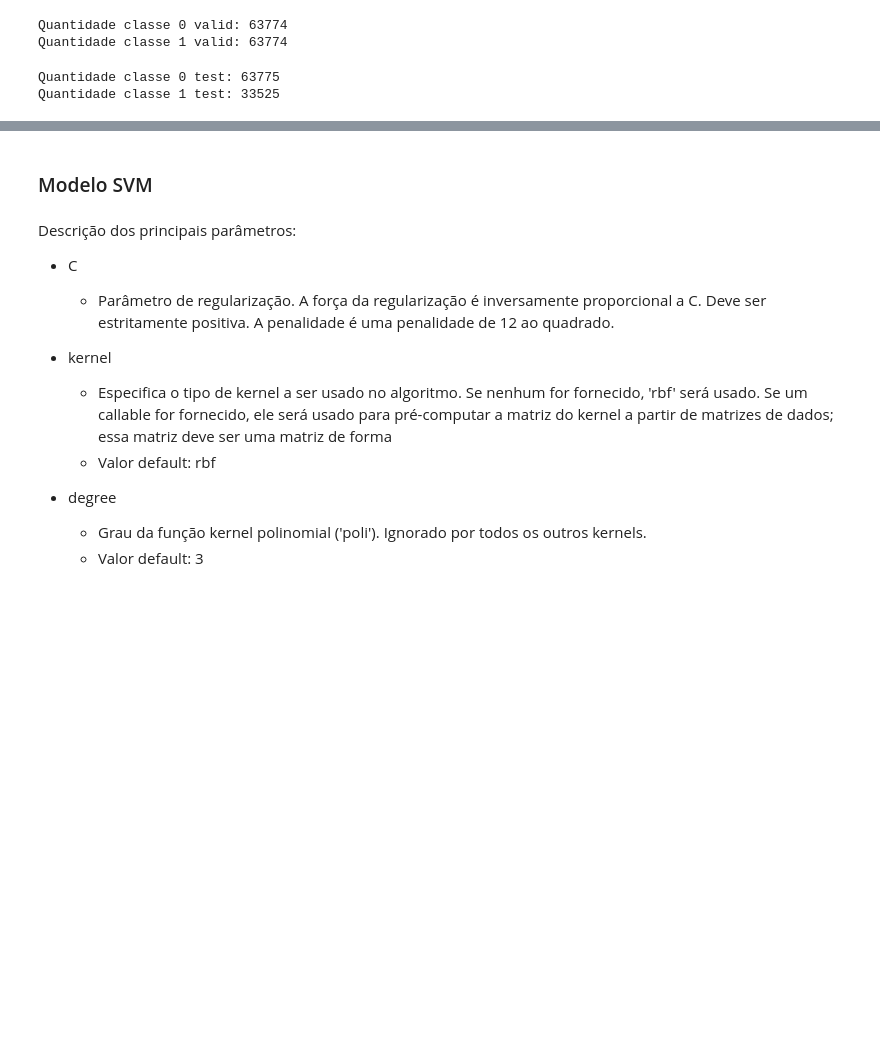
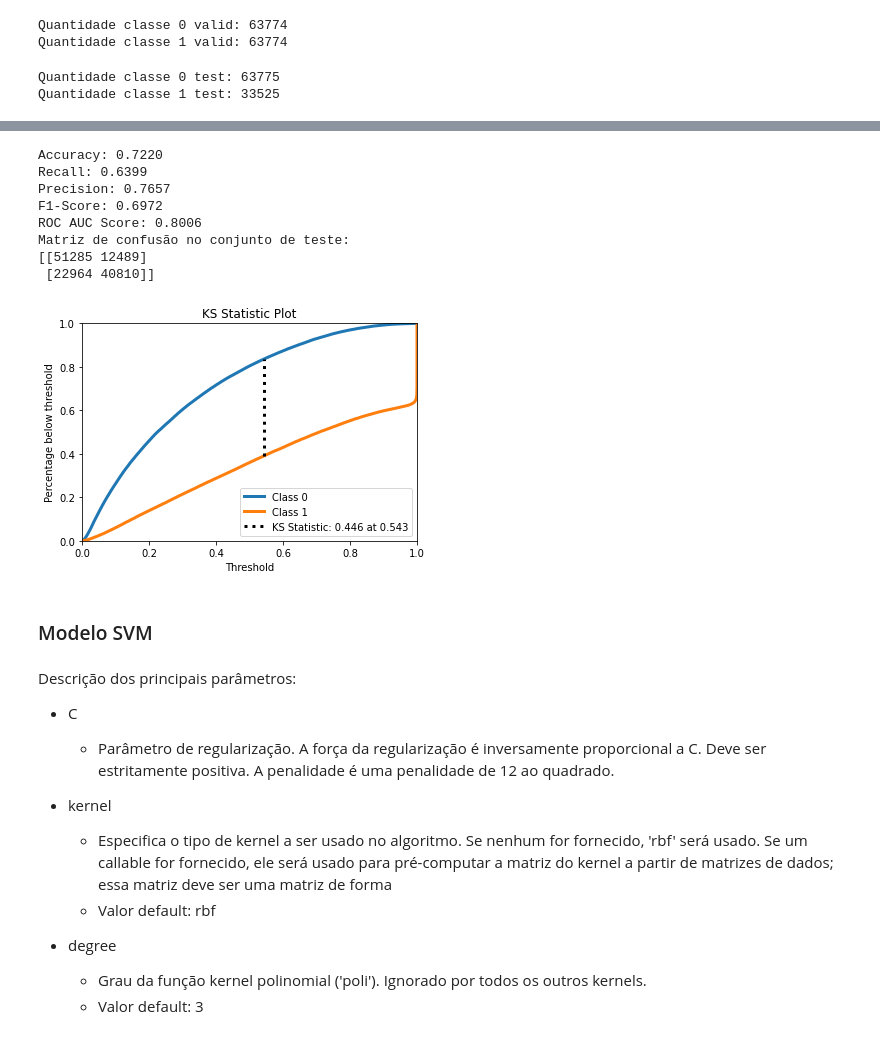
Before and after one commit to KilnerJhow/redes-neurais, a Jupyter notebook: projeto_redes_neurais.ipynb, the cells around one changed output, grey strips where cells are left out. Saved outputs shown, nothing was run; the diff lists cells and outputs as text; code cells hidden in the pictures; blank space fills up the shorter version.

```diff
--- a/projeto_redes_neurais.ipynb
+++ b/projeto_redes_neurais.ipynb
@@ -54,7 +50,5 @@ df_excel.drop(['INDEX'], axis=1, inplace=True)
 # %% [markdown]
 #### Combinando classes em uma única coluna
-# %%
-df = df_excel
 # %%
 def label_class (row):
    if row['IND_BOM_1_1'] == 1 and row['IND_BOM_1_2'] == 1:
@@ -245,0 +260,4 @@ def eval_metrics(actual, pred):
+# %%
+mlp = MLPClassifier(hidden_layer_sizes=(100,100), batch_size=64, activation='tanh', verbose=True)
+# %%
+mlp.fit(X_train, y_train)
@@ -246,3 +269,18 @@ def eval_metrics(actual, pred):
+# %%
+y_mlp_pred_valid = mlp.predict(X_valid)
+y_mlp_pred_valid_proba = mlp.predict_proba(X_valid)
+# %%
+print_metrics(y_valid, y_mlp_pred_valid, y_mlp_pred_valid_proba)
+# %% [output]
+Accuracy: 0.7220
+Recall: 0.6399
+Precision: 0.7657
+F1-Score: 0.6972
+ROC AUC Score: 0.8006
+Matriz de confusão no conjunto de teste:
+[[51285 12489]
+ [22964 40810]]
+[figure, added]
 # %% [markdown]
 ### Modelo SVM
 # %% [markdown]
```
Also changed, not shown: parts of 61 cells of this notebook.
